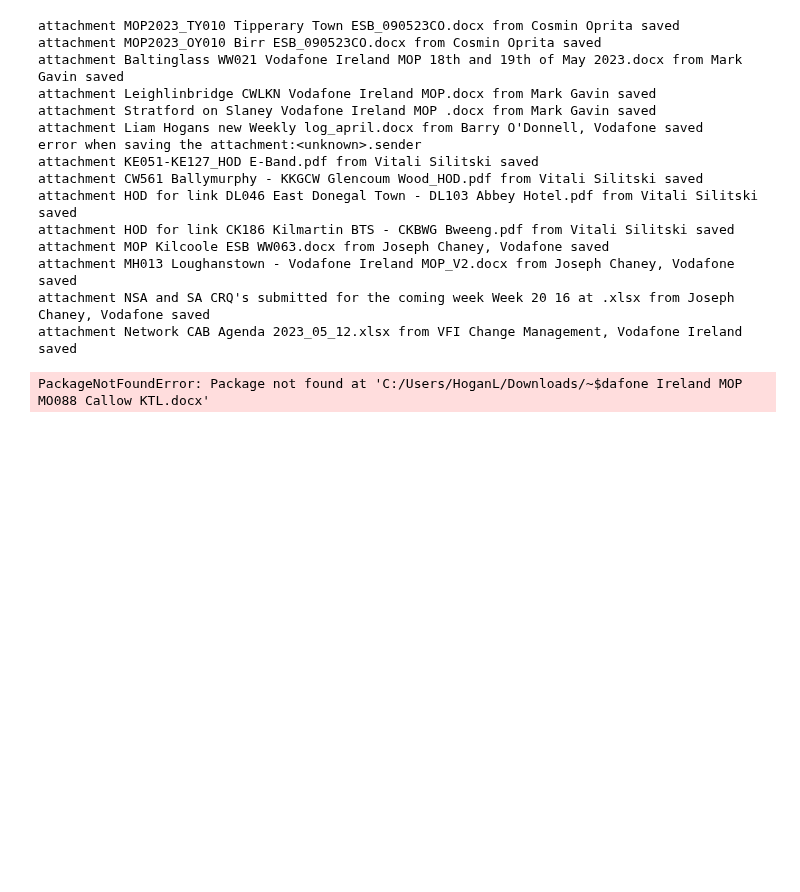
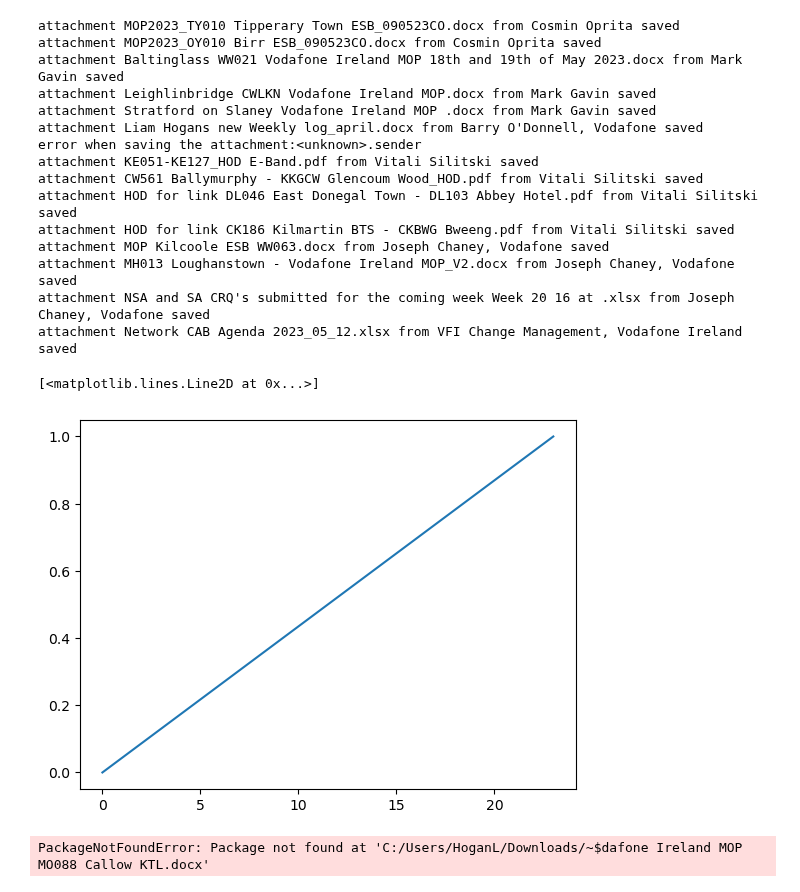
Before and after one commit to mistaherd/my-codeing-journey, a Jupyter notebook: automatetest.ipynb, the cells around one changed output. Saved outputs shown, nothing was run; the diff lists cells and outputs as text; code cells hidden in the pictures; blank space fills up the shorter version.

```diff
--- a/automatetest.ipynb
+++ b/automatetest.ipynb
@@ -55,6 +55,21 @@ attachment MOP Kilcoole ESB WW063.docx from Joseph Chaney, Vodafone saved
 attachment MH013 Loughanstown - Vodafone Ireland MOP_V2.docx from Joseph Chaney, Vodafone saved
 attachment NSA and SA CRQ's submitted for the coming week Week 20 16 at .xlsx from Joseph Chaney, Vodafone saved
 attachment Network CAB Agenda 2023_05_12.xlsx from VFI Change Management, Vodafone Ireland saved
+# %%
+def quad(*args):
+    A,B,C =args
+    return A**2 +2*B +C
+#quad(2,10,0)
+
+import matplotlib.pyplot as plt
+import numpy as np
+t=np.linspace(0,1,100)
+a=quad(1,10,2)
+a= a*t
+plt.plot(a,t)
+# %% [output]
+[<matplotlib.lines.Line2D at 0x...>]
+[figure, added]
 # %%
 import docx
 import os
```
